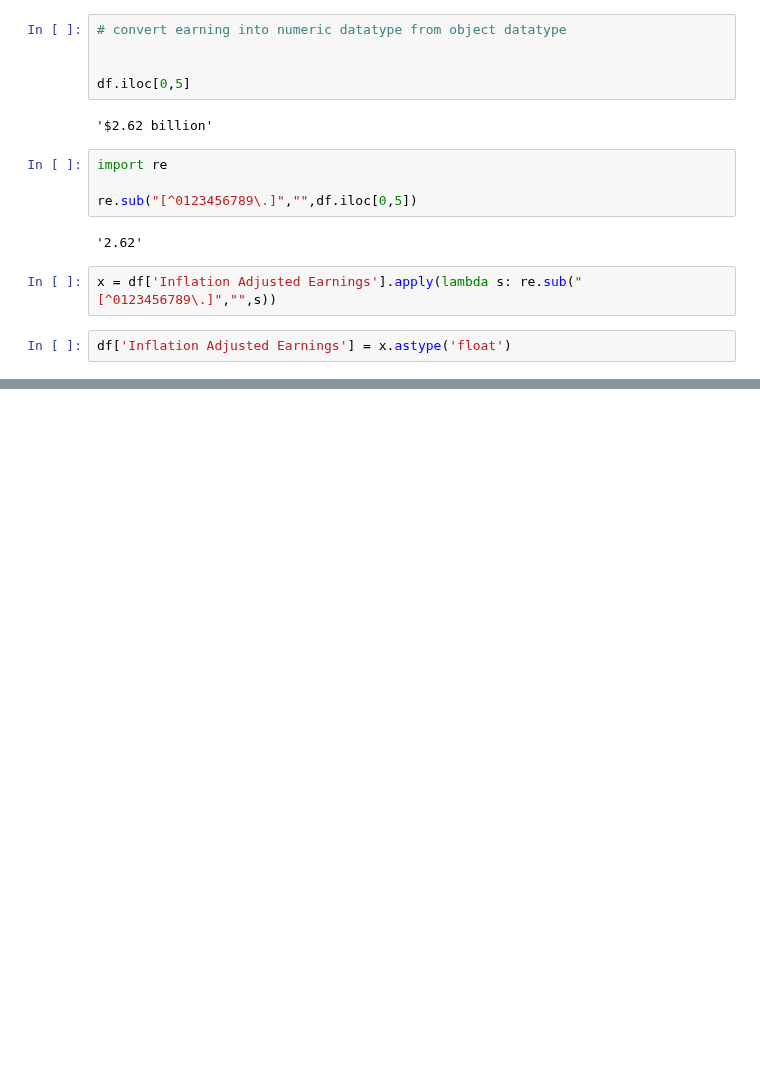
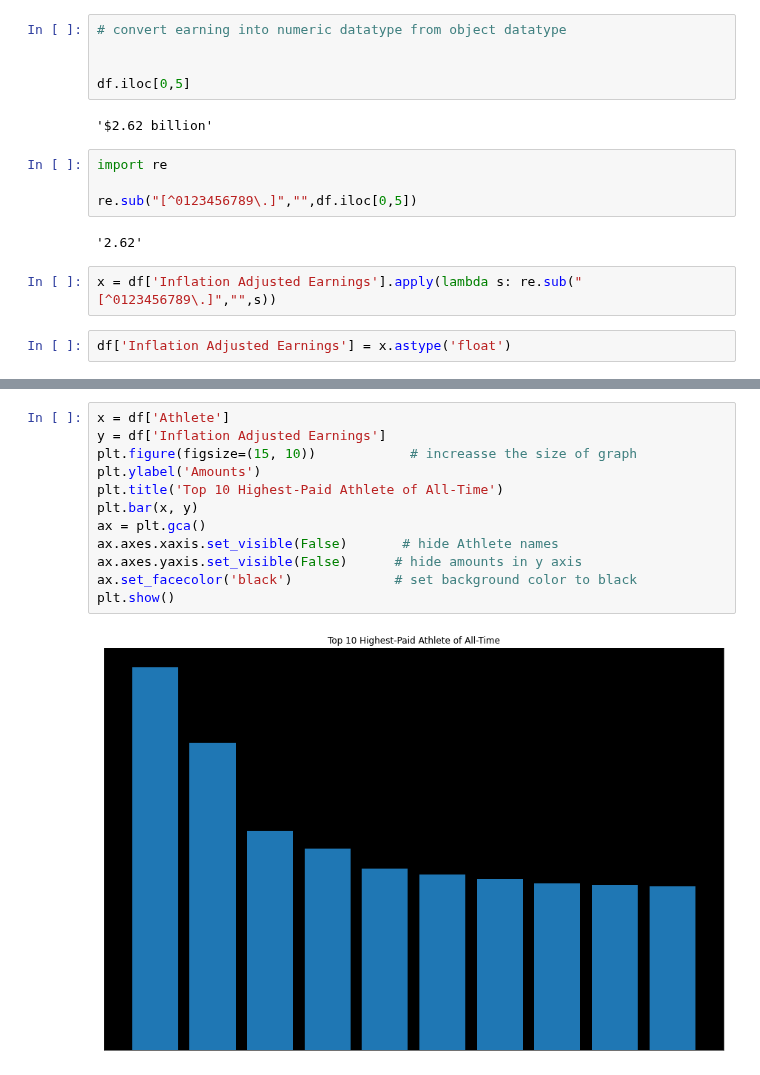
Before and after one commit to aayushbhurtel/Data_Visualization, a Jupyter notebook: Recreating_masters_proposal_INITIAL_DRAFT.ipynb, the cells around one changed output, grey strips where cells are left out. Cells and saved outputs as stored; diff of their text form; blank space fills up the shorter version.

```diff
--- a/Recreating_masters_proposal_INITIAL_DRAFT.ipynb
+++ b/Recreating_masters_proposal_INITIAL_DRAFT.ipynb
@@ -86,3 +114,17 @@ df['Inflation Adjusted Earnings'] = x.astype('float')
+# %%
+x = df['Athlete']
+y = df['Inflation Adjusted Earnings']
+plt.figure(figsize=(15, 10))            # increasse the size of graph
+plt.ylabel('Amounts')
+plt.title('Top 10 Highest-Paid Athlete of All-Time')
+plt.bar(x, y)
+ax = plt.gca()
+ax.axes.xaxis.set_visible(False)       # hide Athlete names
+ax.axes.yaxis.set_visible(False)      # hide amounts in y axis
+ax.set_facecolor('black')             # set background color to black
+plt.show()
+# %% [output]
+[figure, added]
 # %%
 x = df['Athlete']
 y = df['Inflation Adjusted Earnings']
```
Also changed, not shown: parts of 8 cells of this notebook.
